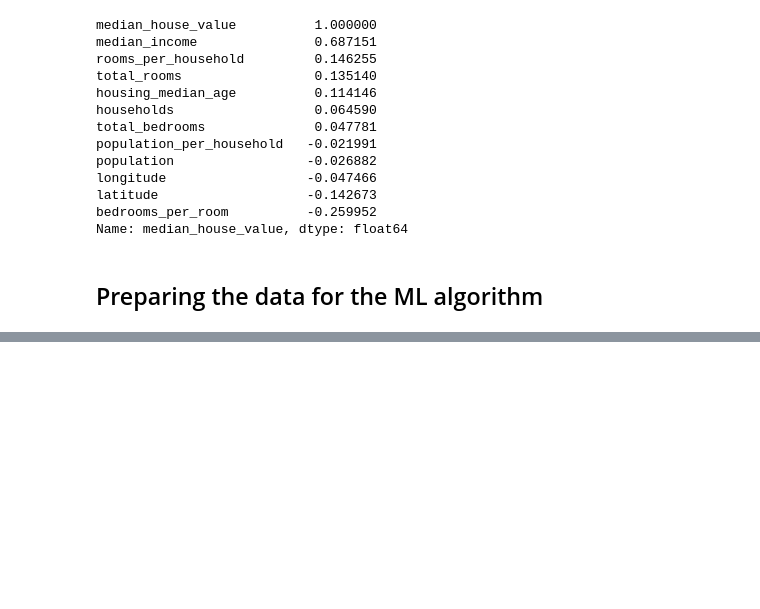
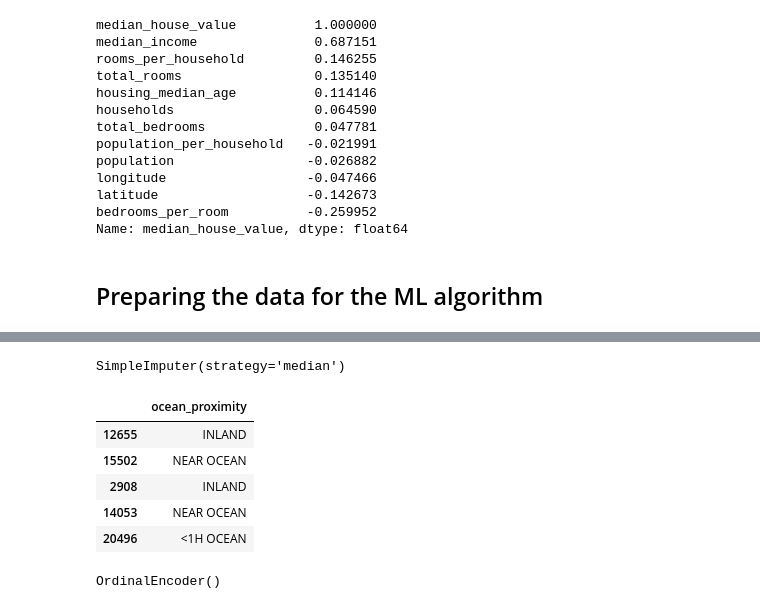
Before and after one commit to JoaoSiqueiraDS/handson-ml2, a Jupyter notebook: Chapter2EX_Second_Try.ipynb, the cells around one changed output, grey strips where cells are left out. Saved outputs shown, nothing was run; the diff lists cells and outputs as text; code cells hidden in the pictures; blank space fills up the shorter version.

```diff
--- a/Chapter2EX_Second_Try.ipynb
+++ b/Chapter2EX_Second_Try.ipynb
@@ -224,3 +224,8 @@ bedrooms_per_room          -0.259952
 Name: median_house_value, dtype: float64
 # %% [markdown]
 ## Preparing the data for the ML algorithm
+# %%
+# the first thing is to create datasets for predictors and labels
+
+housing = strat_train_set.drop('median_house_value', axis=1)
+housing_labels = strat_train_set['median_house_value'].copy()
@@ -226,0 +247,6 @@ Name: median_house_value, dtype: float64
+# %%
+# fitting the imputer instance to the training data
+
+imputer.fit(housing_num)
+# %% [output]
+SimpleImputer(strategy='median')
@@ -226,0 +257,23 @@ Name: median_house_value, dtype: float64
+# %%
+# Handling categorical attributes
+
+housing_cat = housing[['ocean_proximity']]
+# %%
+housing_cat.head()
+# %% [output]
+|  | ocean_proximity |
+| 12655 | INLAND |
+| 15502 | NEAR OCEAN |
+| 2908 | INLAND |
+| 14053 | NEAR OCEAN |
+| 20496 | <1H OCEAN |
+# %%
+# Most ML algorithm prefer working with numbers and therefore it is needed to transform the
+# categorical valeus into numbers. Again, we use a handy SK learn class to achieve it
+
+from sklearn.preprocessing import OrdinalEncoder
+
+ordinal_encoder = OrdinalEncoder()
+ordinal_encoder.fit(housing_cat)
+# %% [output]
+OrdinalEncoder()
```
Also changed, not shown: parts of 11 cells of this notebook.
